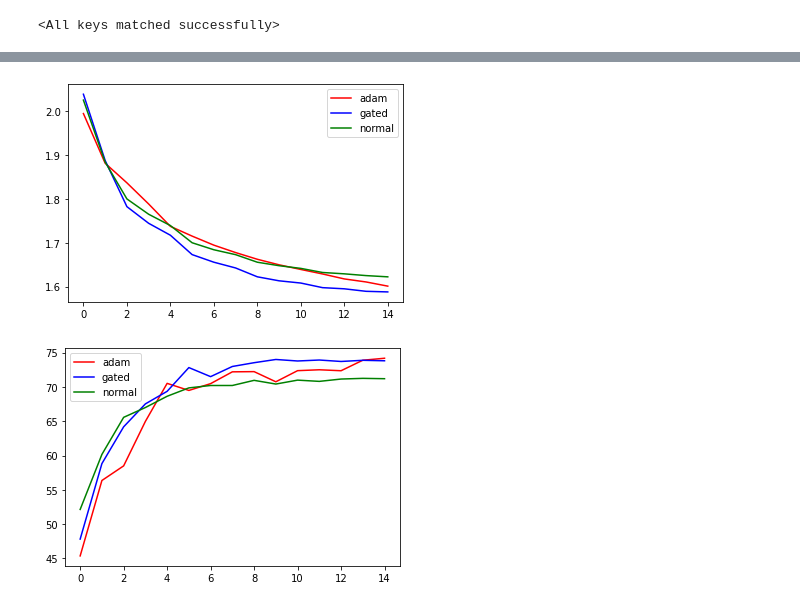
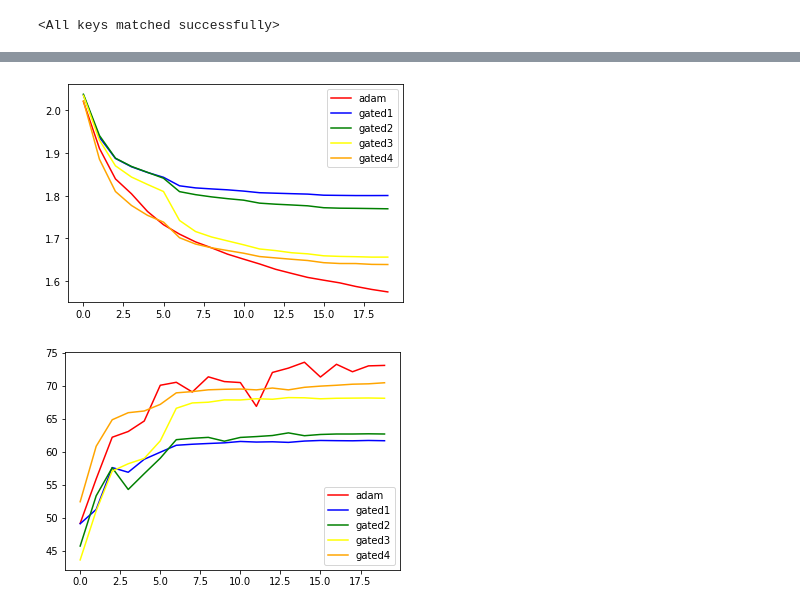
Before and after one commit to YuBeomGon/yolo, a Jupyter notebook: cifar10/notebooks/GradientGating/cifar10_gating5-adam3.ipynb, the cells around one changed output, grey strips where cells are left out. Drawn from its saved outputs; the diff is of its cells as text; code cells hidden in the pictures.

Commit message:
cifar 10 various test

```diff
--- a/cifar10/notebooks/GradientGating/cifar10_gating5-adam3.ipynb
+++ b/cifar10/notebooks/GradientGating/cifar10_gating5-adam3.ipynb
@@ -400,15 +146,12 @@ tensor([1.0100, 1.0100, 1.0100, 1.0100, 0.9900], device='cuda:0')
 # %%
-def test (model, w1=None, w2=None, w3=None, w4=None, w5=None) :
+def test (model) :
     correct = 0
     total = 0
     # since we're not training, we don't need to calculate the gradients for our outputs
     with torch.no_grad():
         for data in testloader:
             inputs, labels = data
-            if w1 == None :
-                outputs = model(inputs.to(device))
-            else :
-                outputs = model(inputs.to(device), w1, w2, w3, w4, w5)
+            outputs = model(inputs.to(device))
             # the class with the highest energy is what we choose as prediction
             _, predicted = torch.max(outputs.data, 1)
             total += labels.size(0)
@@ -417,8 +160,6 @@ def test (model, w1=None, w2=None, w3=None, w4=None, w5=None) :
     print('Accuracy of the network on the 10000 test images: %d %%' % (
         100 * correct / total))
     return (100 * correct / total)
-# %%
-NUM_EPOCH = 15
 # %%
 print('******************normal case with adam****************')
 learning_rate = 0.001
@@ -440,9 +181,10 @@ for epoch in range(NUM_EPOCH) :
 
         # print statistics
         running_loss += loss.item()
-        if i % 200 == 199:    # print every 2000 mini-batches
+        if i % 400 == 399:    # print every 2000 mini-batches
             print('[%d, %5d] loss: %.3f' %
-                  (epoch + 1, i + 1, running_loss / (i+1)))
+                  (epoch +
+                   1, i + 1, running_loss / (i+1)))
 
     neta.eval()
     test_acc = test(neta)
@@ -549,0 +318,18 @@ tensor(14085, device='cuda:0')
+# %%
+conw1g = torch.tensor(conw1, device=device, dtype=dtype, requires_grad=True)
+conw2g = torch.tensor(conw2, device=device, dtype=dtype, requires_grad=True)
+conw3g = torch.tensor(conw3, device=device, dtype=dtype, requires_grad=True)
+conw4g = torch.tensor(conw4, device=device, dtype=dtype, requires_grad=True)
+conw5g = torch.tensor(conw5, device=device, dtype=dtype, requires_grad=True)
+
+# weight for adam
+conw1a = torch.tensor(conw1, device=device, dtype=dtype, requires_grad=True)
+conw2a = torch.tensor(conw2, device=device, dtype=dtype, requires_grad=True)
+conw3a = torch.tensor(conw3, device=device, dtype=dtype, requires_grad=True)
+conw4a = torch.tensor(conw4, device=device, dtype=dtype, requires_grad=True)
+conw5a = torch.tensor(conw5, device=device, dtype=dtype, requires_grad=True)
+
+conw1a_list = [conw1a, conw2a, conw3a, conw4a, conw5a]
+conw1g_list = [conw1g, conw2g, conw3g, conw4g, conw5g]
+net = Net1(conw1a_list, Conv2dFunctionG2).to(device)
+netg = Net1(conw1g_list, Conv2dFunctionG).to(device)
@@ -646,23 +464,27 @@ tensor(14086, device='cuda:0')
 import matplotlib.pyplot as plt
 %matplotlib inline
 
-X = np.arange(0,15,1)
+X = np.arange(0,NUM_EPOCH,1)
 plt.plot(X, adam_loss,  color='red')
-plt.plot(X, gated_loss, color='blue')
-plt.plot(X, normal_loss, color='green')
-plt.legend(['adam', 'gated', 'normal'])
+plt.plot(X, gated1_loss, color='blue')
+plt.plot(X, gated2_loss, color='green')
+plt.plot(X, gated3_loss, color='yellow')
+plt.plot(X, gated4_loss, color='orange')
+plt.legend(['adam', 'gated1', 'gated2', 'gated3', 'gated4'])
 plt.show()
 # %% [output]
-[figure, old version]
+[figure, new version]
 # %%
 import matplotlib.pyplot as plt
 %matplotlib inline
 
-X = np.arange(0,15,1)
+X = np.arange(0,NUM_EPOCH,1)
 plt.plot(X, adam_accuracy,  color='red')
-plt.plot(X, gated_accuracy, color='blue')
-plt.plot(X, normal_accuracy, color='green')
-plt.legend(['adam', 'gated', 'normal'])
+plt.plot(X, gated1_accuracy, color='blue')
+plt.plot(X, gated2_accuracy, color='green')
+plt.plot(X, gated3_accuracy, color='yellow')
+plt.plot(X, gated4_accuracy, color='orange')
+plt.legend(['adam', 'gated1', 'gated2', 'gated3', 'gated4'])
 plt.show()
 # %% [output]
-[figure, old version]
+[figure, new version]
```
Also changed, not shown: parts of 28 cells of this notebook, 8 other files.
